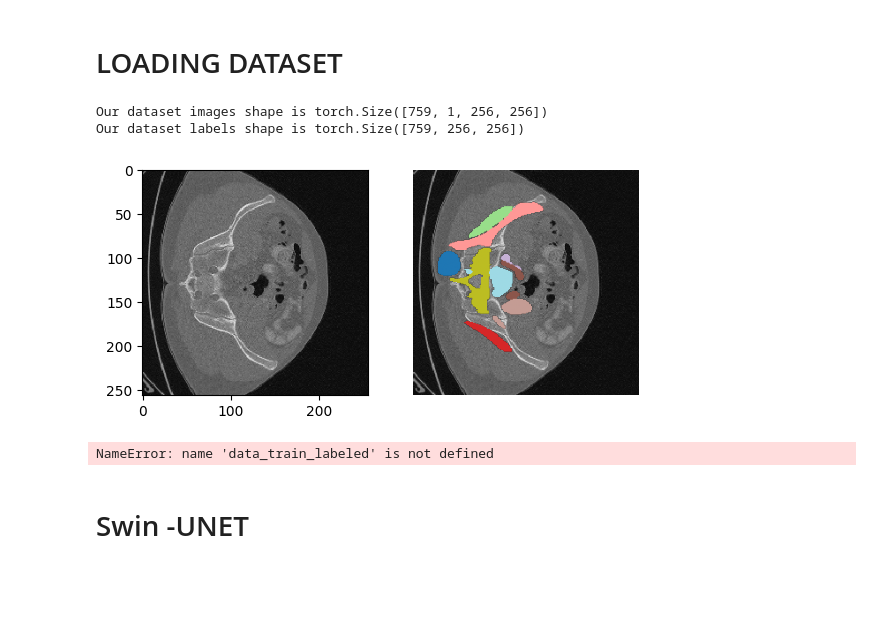
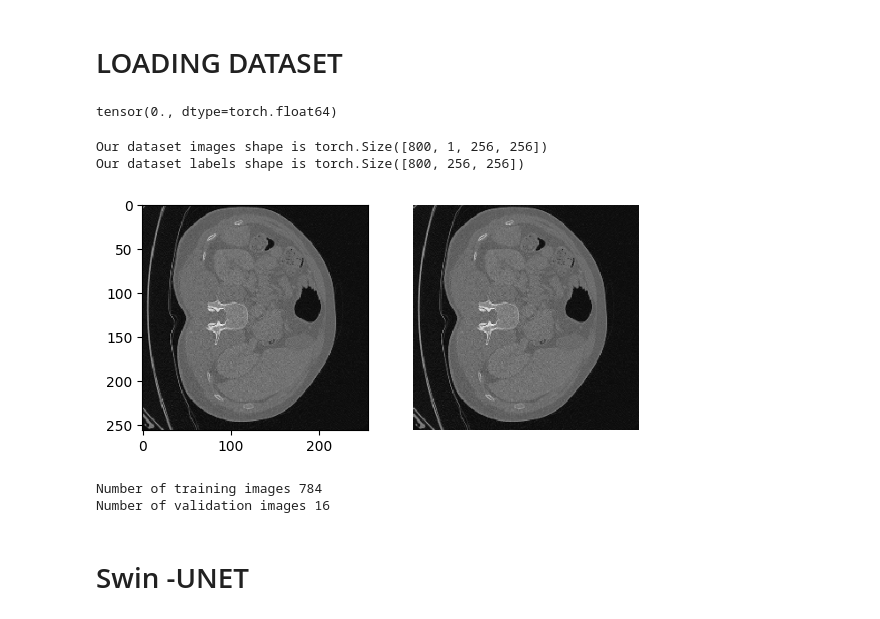
Before and after one commit to MauroAbidalCarrer/raidium_challenge, a Jupyter notebook: swin_unet.ipynb, the cells around one changed output. Drawn from its saved outputs; the diff is of its cells as text; code cells hidden in the pictures; blank space fills up the shorter version.

```diff
--- a/swin_unet.ipynb
+++ b/swin_unet.ipynb
@@ -24,13 +24,14 @@ def load_imgs_as_tensor(imgs_parent_dir: str) -> torch.Tensor:
         imgs_buffer[img_i] = torchvision.io.decode_image(img_path)[0]
     return imgs_buffer
 
-labels_df: pd.DataFrame = pd.read_csv('dataset/raw/y-train.csv', index_col=0).T #.iloc[:800]
-labeled_img_mask = labels_df.nunique(axis=1).gt(1).values
-labels_df = labels_df.loc[labeled_img_mask]
+labels_df: pd.DataFrame = pd.read_csv('dataset/raw/y-train.csv', index_col=0).T.iloc[:800]
+# labeled_img_mask = labels_df.nunique(axis=1).gt(1).values
+# labels_df = labels_df.loc[labeled_img_mask]
 
 x_train = (
     load_imgs_as_tensor("dataset/raw/x-train")
-    [labeled_img_mask]
+    [:800]
+    # [labeled_img_mask]
     .type(torch.float32)
     .reshape(-1, 1, 256,256)
 )
@@ -42,29 +43,33 @@ x_test = (
 y_train = (
     torch.from_numpy(
         labels_df
-        .astype("float32")
+        .astype("float64")
         .values
     )
     .reshape(-1, 256,256)
 )
+# %%
+y_train[5].squeeze().mean()
+# %% [output]
+tensor(0., dtype=torch.float64)
 # %%
 # Here is a function to display side by side a slide and a segmented mask
 def plot_slice_seg(slice_image, seg):
     fig, axes = plt.subplots(1, 2)
     axes[0].imshow(slice_image, cmap="gray")
     axes[1].imshow(slice_image, cmap="gray")
     seg_masked = np.ma.masked_where(seg.reshape((256,256)) == 0, (seg.reshape((256,256))))
     axes[1].imshow(seg_masked, cmap="tab20")
     plt.axis("off")
     plt.show()
 
 print(f"Our dataset images shape is {x_train.shape}")
 print(f"Our dataset labels shape is {y_train.shape}")
-plot_slice_seg(x_train[5].squeeze(), y_train[5].squeeze())
+plot_slice_seg(x_train[5].squeeze(), y_train[5].squeeze().to(dtype=torch.float32))
 # %% [output]
-Our dataset images shape is torch.Size([759, 1, 256, 256])
-Our dataset labels shape is torch.Size([759, 256, 256])
+Our dataset images shape is torch.Size([800, 1, 256, 256])
+Our dataset labels shape is torch.Size([800, 256, 256])
-[figure, old version]
+[figure, new version]
 # %%
 def standardize_dataset(dataset: np.ndarray | torch.Tensor):
     mean, std = dataset.mean(), dataset.std()
@@ -75,7 +80,7 @@ x_test = standardize_dataset(x_test)
 # %%
 ## Split for train and test data
 X_train, X_valid, y_train, y_valid = train_test_split(
-    data_train_labeled,
+    x_train,
     y_train,
     test_size=0.02,
     random_state=0,
@@ -85,7 +90,8 @@ assert len(X_valid) == len(y_valid)
 print(f"Number of training images {len(X_train)}")
 print(f"Number of validation images {len(X_valid)}")
 # %% [output]
-NameError: name 'data_train_labeled' is not defined
+Number of training images 784
+Number of validation images 16
 # %%
 from torch.utils.data import TensorDataset
 
```
Also changed, not shown: parts of 1 cell of this notebook.
